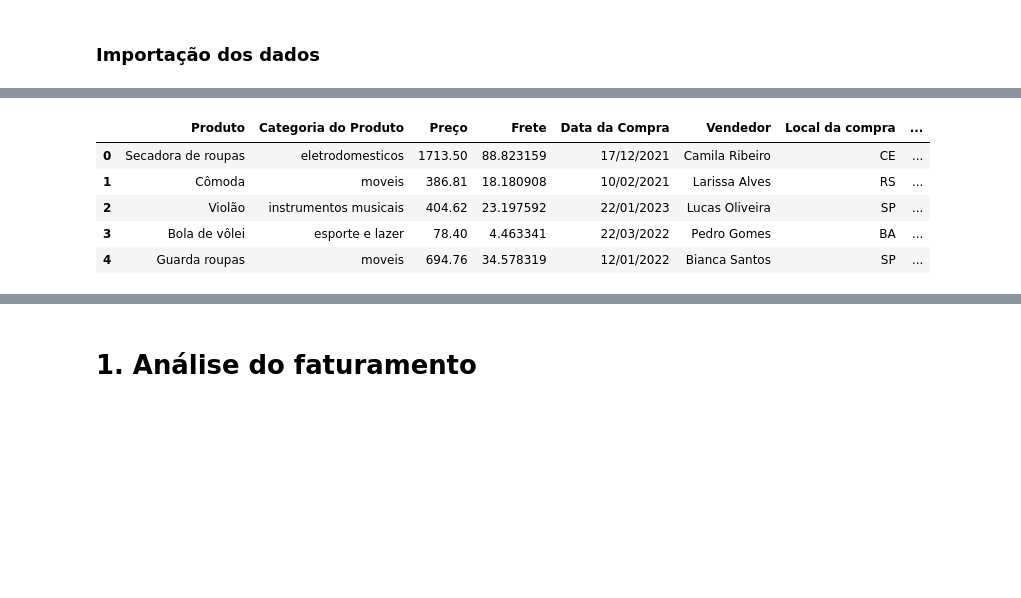
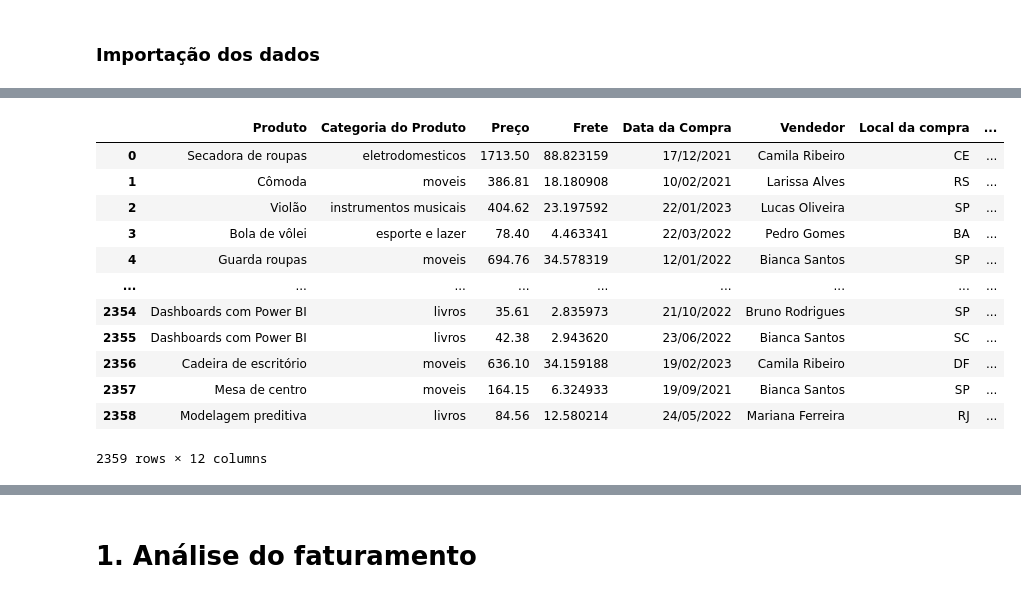
Before and after one commit to carlos-000-carlos/Challenge_1-Alura_Store-Cabral, a Jupyter notebook: AluraStoreBr.ipynb, the cells around one changed output, grey strips where cells are left out. Saved outputs shown, nothing was run; the diff lists cells and outputs as text; code cells hidden in the pictures; blank space fills up the shorter version.

```diff
--- a/AluraStoreBr.ipynb
+++ b/AluraStoreBr.ipynb
@@ -35,12 +49,19 @@ loja2.head()
 # %%
 # Usando o método head para visualização e conhecimento do Dataset da loja 03:
-loja3.head()
+loja3
 # %% [output]
 |  | Produto | Categoria do Produto | Preço | Frete | Data da Compra | Vendedor | Local da compra | ... |
 | 0 | Secadora de roupas | eletrodomesticos | 1713.50 | 88.823159 | 17/12/2021 | Camila Ribeiro | CE | ... |
 | 1 | Cômoda | moveis | 386.81 | 18.180908 | 10/02/2021 | Larissa Alves | RS | ... |
 | 2 | Violão | instrumentos musicais | 404.62 | 23.197592 | 22/01/2023 | Lucas Oliveira | SP | ... |
 | 3 | Bola de vôlei | esporte e lazer | 78.40 | 4.463341 | 22/03/2022 | Pedro Gomes | BA | ... |
 | 4 | Guarda roupas | moveis | 694.76 | 34.578319 | 12/01/2022 | Bianca Santos | SP | ... |
+| ... | ... | ... | ... | ... | ... | ... | ... | ... |
+| 2354 | Dashboards com Power BI | livros | 35.61 | 2.835973 | 21/10/2022 | Bruno Rodrigues | SP | ... |
+| 2355 | Dashboards com Power BI | livros | 42.38 | 2.943620 | 23/06/2022 | Bianca Santos | SC | ... |
+| 2356 | Cadeira de escritório | moveis | 636.10 | 34.159188 | 19/02/2023 | Camila Ribeiro | DF | ... |
+| 2357 | Mesa de centro | moveis | 164.15 | 6.324933 | 19/09/2021 | Bianca Santos | SP | ... |
+| 2358 | Modelagem preditiva | livros | 84.56 | 12.580214 | 24/05/2022 | Mariana Ferreira | RJ | ... |
+2359 rows × 12 columns
 # %%
 # Usando o método head para visualização e conhecimento do Dataset da loja 04:
```
Also changed, not shown: parts of 10 cells of this notebook.
